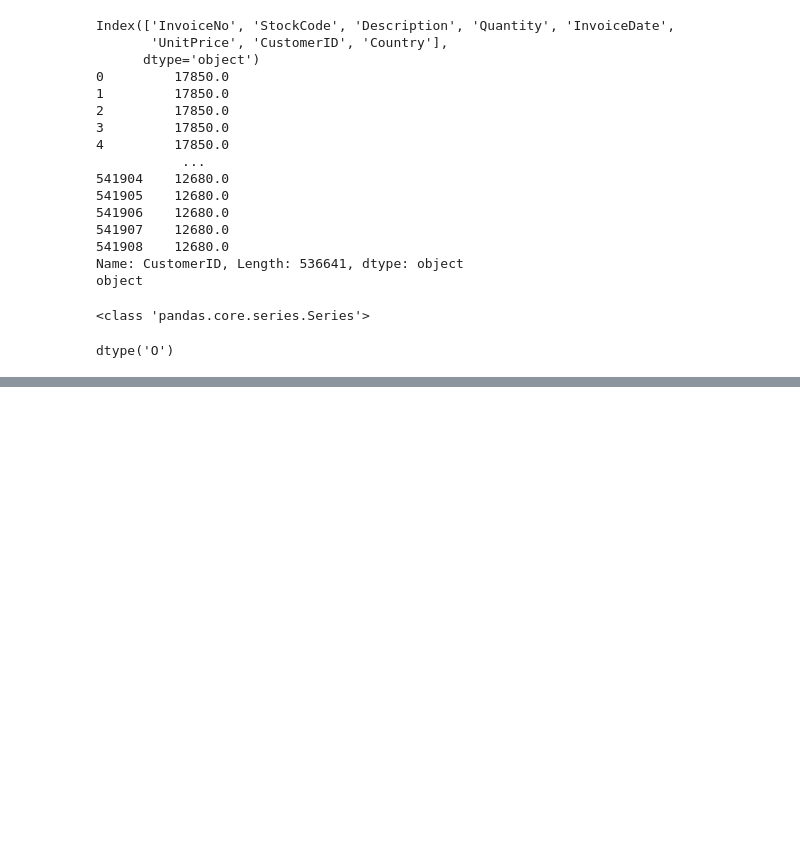
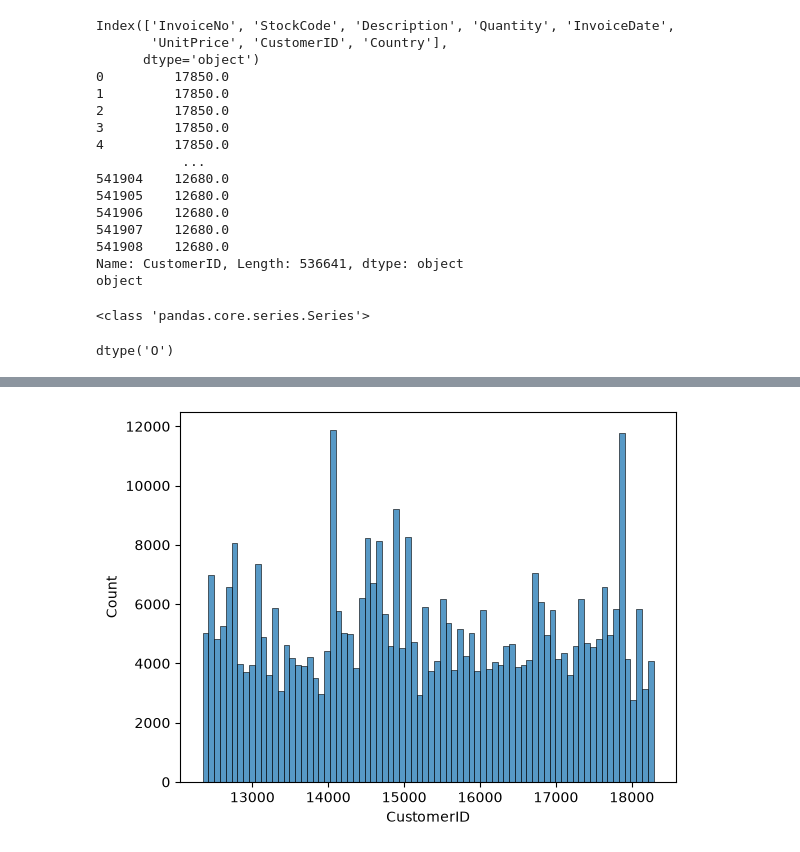
Before and after one commit to kanishkksinghh/Exploratory-Data-Anaylsis, a Jupyter notebook: notebooks/ecommerce_sales.ipynb, the cells around one changed output, grey strips where cells are left out. Drawn from its saved outputs; the diff is of its cells as text; code cells hidden in the pictures; blank space fills up the shorter version.

```diff
--- a/notebooks/ecommerce_sales.ipynb
+++ b/notebooks/ecommerce_sales.ipynb
@@ -192,3 +192,5 @@ df["CustomerID"] = pd.to_numeric(
 )
 # %%
 high_sales = df[df["CustomerID"] > 18000]
+# %%
+df["Revenue"] = df["Quantity"] * df["UnitPrice"]
@@ -194,0 +217,9 @@ high_sales = df[df["CustomerID"] > 18000]
+# %%
+sns.histplot(
+    data=df,
+    x="CustomerID"
+)
+
+plt.show()
+# %% [output]
+[figure, added]
```
Also changed, not shown: parts of 9 cells of this notebook.
